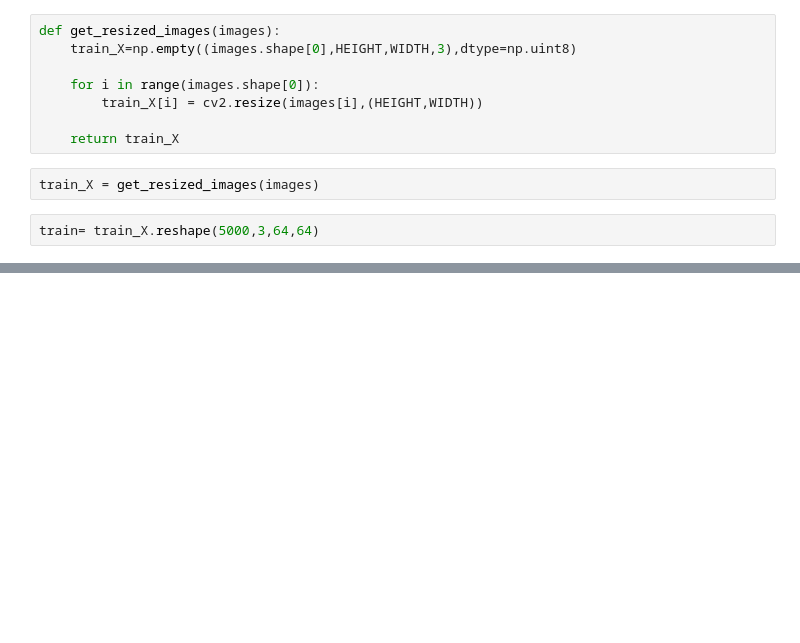
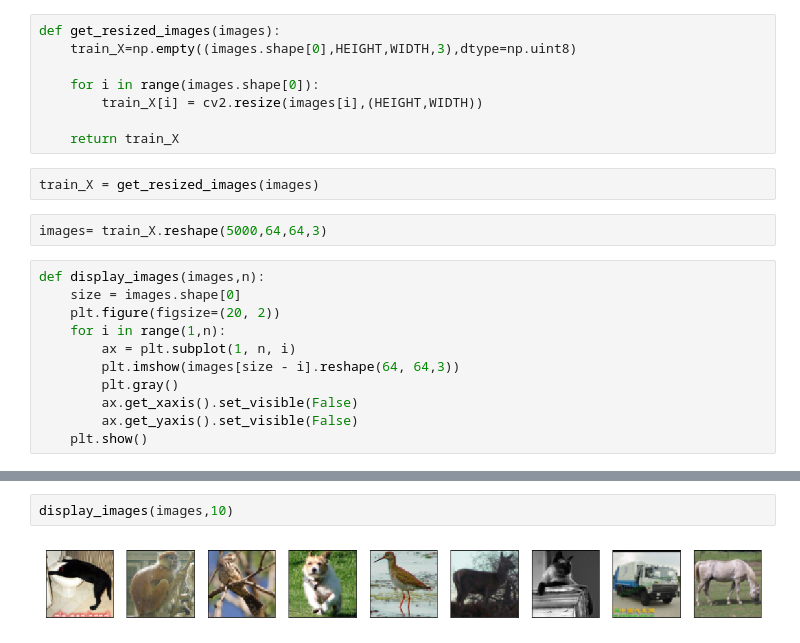
Before and after one commit to sandeepnmenon/Image-Denoising-with-Deep-CNN, a Jupyter notebook: src/main.ipynb, the cells around one changed output, grey strips where cells are left out. Saved outputs shown, nothing was run; the diff lists cells and outputs as text; blank space fills up the shorter version.

```diff
--- a/src/main.ipynb
+++ b/src/main.ipynb
@@ -25,4 +28,15 @@ def get_resized_images(images):
 # %%
 train_X = get_resized_images(images)
 # %%
-train= train_X.reshape(5000,3,64,64)
+images= train_X.reshape(5000,64,64,3)
+# %%
+def display_images(images,n):
+    size = images.shape[0]
+    plt.figure(figsize=(20, 2))
+    for i in range(1,n):
+        ax = plt.subplot(1, n, i)
+        plt.imshow(images[size - i].reshape(64, 64,3))
+        plt.gray()
+        ax.get_xaxis().set_visible(False)
+        ax.get_yaxis().set_visible(False)
+    plt.show()
@@ -28,0 +57,4 @@ train= train_X.reshape(5000,3,64,64)
+# %%
+display_images(images,10)
+# %% [output]
+[figure, added]
```
Also changed, not shown: parts of 16 cells of this notebook.
